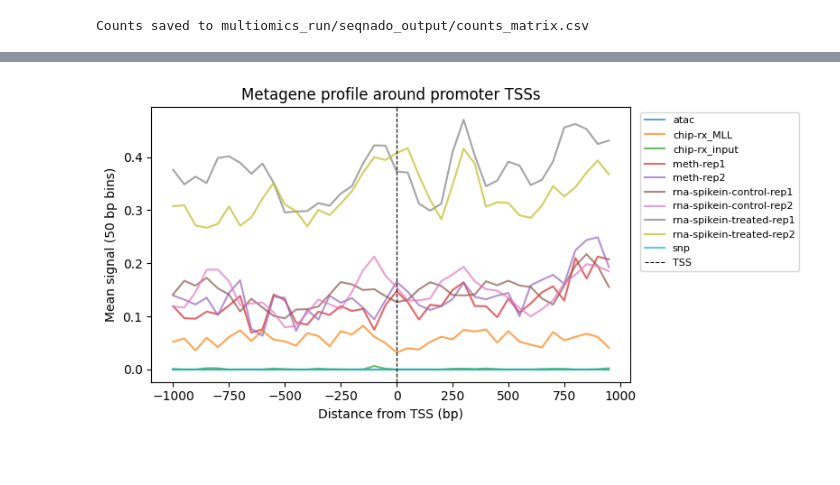
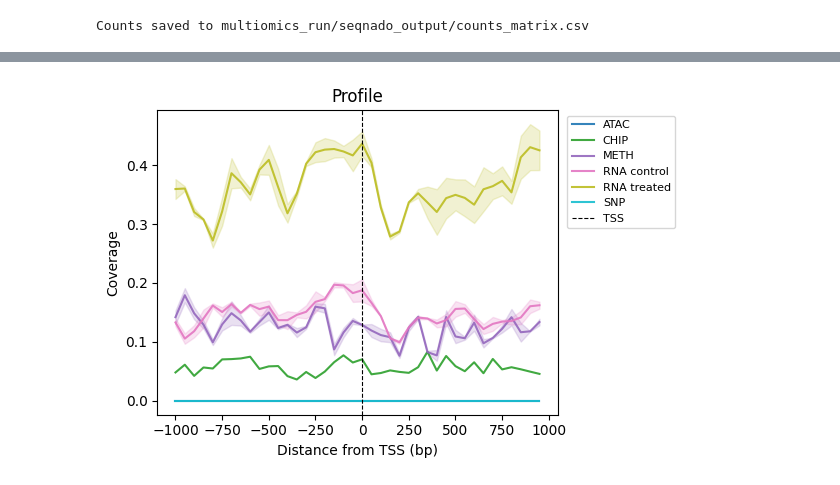
Before and after one commit to Milne-Group/QuantNado, a Jupyter notebook: example/example_dataset.ipynb, the cells around one changed output, grey strips where cells are left out. Saved outputs shown, nothing was run; the diff lists cells and outputs as text; code cells hidden in the pictures; blank space fills up the shorter version.

```diff
--- a/example/example_dataset.ipynb
+++ b/example/example_dataset.ipynb
@@ -93,9 +95,9 @@ Done.
 OUT_DIR = RUN_DIR / "seqnado_output"
 REF_DIR = RUN_DIR / "reference"
 
-MS_PATH = RUN_DIR / "dataset"  # MultiomicsStore directory
-BED_FILE = REF_DIR / "promoters_1024bp.bed"
-GTF_FILE = REF_DIR / "chr21.gtf"
+MS_PATH = RUN_DIR / "dataset.zarr"  # MultiomicsStore directory
+BED_FILE = str(REF_DIR / "promoters_1024bp.bed")
+GTF_FILE = str(REF_DIR / "chr21.gtf")
 FIG_DIR = RUN_DIR / "figures"
 
 FIG_DIR.mkdir(parents=True, exist_ok=True)
@@ -412,12 +387,13 @@ positions into coarser bins.
 # %%
 # Extract 2 kb windows around promoter TSSs, binned into 50 bp resolution
 binned = qn.extract(
-    feature_type="promoter",
-    gtf_path=str(GTF_FILE),
-    fixed_width=2000,  # centre each TSS in a 2 kb window
-    anchor="start",  # strand-aware: 5' end of gene
-    bin_size=50,  # bin into 50 bp windows  →  40 bins per region
-    bin_agg="mean",
+    feature_type="transcript",
+    gtf_path=GTF_FILE,
+    upstream=1000,
+    downstream=1000,
+    anchor="start",
+    bin_size=50,
 )
+
 print(binned)  # (intervals, bin, sample)
 # %% [output]
@@ -444,21 +419,26 @@ Attributes:
 # %%
-# Metagene plot: average signal across all promoters per sample
-data = binned.compute()  # materialise the dask array
-mean_profile = data.mean(dim="interval")  # (bin, sample)
+metadata["assay"] = metadata.index.to_series().apply(lambda s: s.split("-")[0])
+metadata["condition"] = [
+    "control" if "control" in s else "treated" if "treated" in s else "" for s in metadata.index
+]
+metadata["group"] = metadata["assay"].str.upper()
+metadata.loc[metadata["assay"] == "rna", "group"] += " " + metadata["condition"]
+groups_dict = metadata.groupby("group").groups
 
-bin_centers = np.arange(-1000, 1000, 50)  # relative positions in bp
-
-fig, ax = plt.subplots(figsize=(8, 4))
-for sample in mean_profile.coords["sample"].values:
-    ax.plot(bin_centers, mean_profile.sel(sample=sample).values, alpha=0.7, label=sample)
-
-ax.axvline(0, color="black", linestyle="--", linewidth=0.8, label="TSS")
-ax.set_xlabel("Distance from TSS (bp)")
-ax.set_ylabel("Mean signal (50 bp bins)")
-ax.set_title("Metagene profile around promoter TSSs")
-ax.legend(bbox_to_anchor=(1.01, 1), loc="upper left", fontsize=8)
-fig.tight_layout()
-fig.savefig(FIG_DIR / "metagene_tss.png")
-plt.show()
+# Then plot — reference line at 0 is the TSS
+ax = qn.metaplot(
+    binned,
+    groups=groups_dict,
+    flip_minus_strand=True,
+    error_stat="sem",
+    palette="tab10",
+    reference_point=0,
+    reference_label="TSS",
+    xlabel="Distance from TSS (bp)",
+    ylabel="Coverage",
+    title="Profile",
+    figsize=(6, 4),
+    filepath=FIG_DIR / "metaplot.png",
+)
 # %% [output]
-[figure, old version]
+[figure, new version]
```
Also changed, not shown: parts of 64 cells of this notebook, 19 other files.
